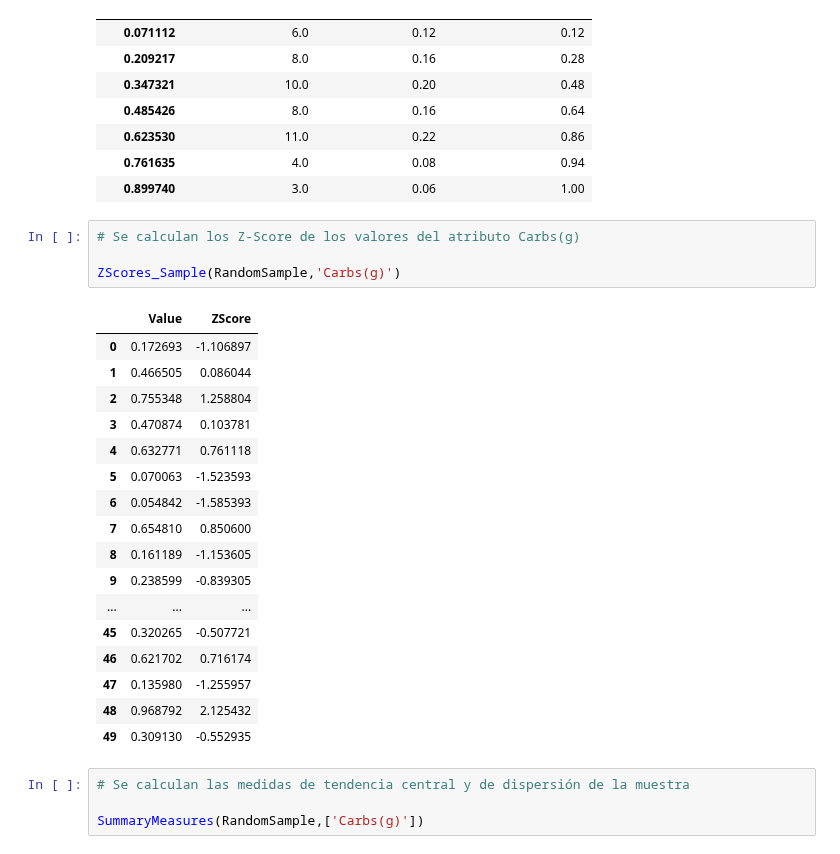
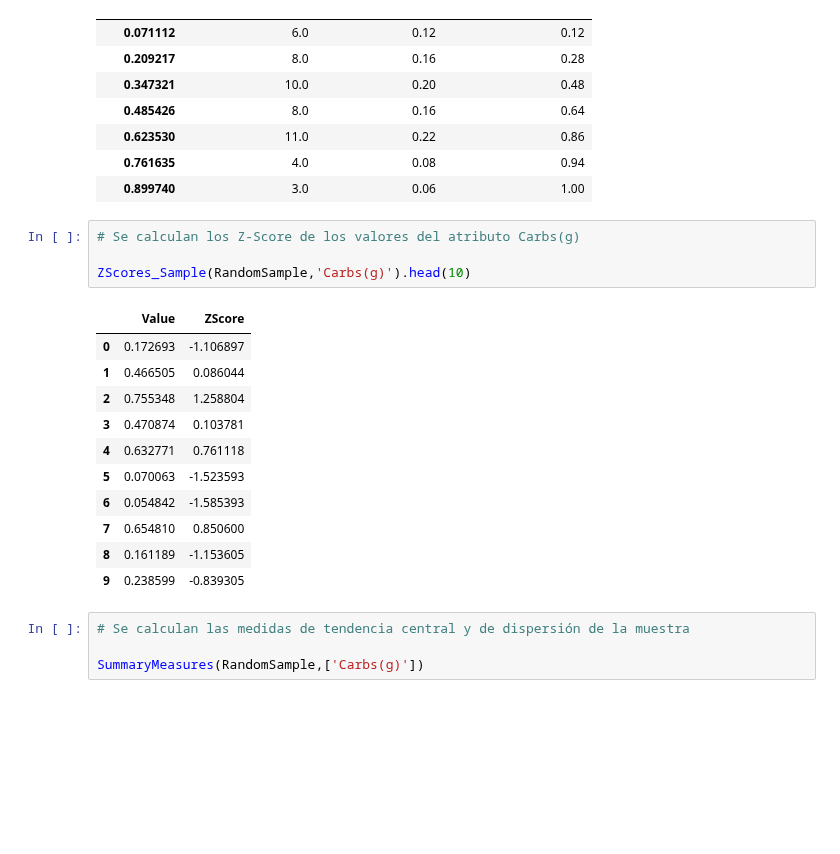
Before and after one commit to alexisuaguilaru/Analysis_Nutritional_Information, a Jupyter notebook: Documentation/AlexisAguilar_Reporte.ipynb, the cells around one changed output. Saved outputs shown, nothing was run; the diff lists cells and outputs as text; blank space fills up the shorter version.

```diff
--- a/Documentation/AlexisAguilar_Reporte.ipynb
+++ b/Documentation/AlexisAguilar_Reporte.ipynb
@@ -357,25 +351,19 @@ Frequencies_Sample(RandomSample,'Carbs(g)')
 # %%
 # Se calculan los Z-Score de los valores del atributo Carbs(g)
 
-ZScores_Sample(RandomSample,'Carbs(g)')
+ZScores_Sample(RandomSample,'Carbs(g)').head(10)
 # %% [output]
 |  | Value | ZScore |
 | 0 | 0.172693 | -1.106897 |
 | 1 | 0.466505 | 0.086044 |
 | 2 | 0.755348 | 1.258804 |
 | 3 | 0.470874 | 0.103781 |
 | 4 | 0.632771 | 0.761118 |
 | 5 | 0.070063 | -1.523593 |
 | 6 | 0.054842 | -1.585393 |
 | 7 | 0.654810 | 0.850600 |
 | 8 | 0.161189 | -1.153605 |
 | 9 | 0.238599 | -0.839305 |
-| ... | ... | ... |
-| 45 | 0.320265 | -0.507721 |
-| 46 | 0.621702 | 0.716174 |
-| 47 | 0.135980 | -1.255957 |
-| 48 | 0.968792 | 2.125432 |
-| 49 | 0.309130 | -0.552935 |
 # %%
 # Se calculan las medidas de tendencia central y de dispersión de la muestra
 
```
Also changed, not shown: parts of 3 cells of this notebook, 2 other files.
